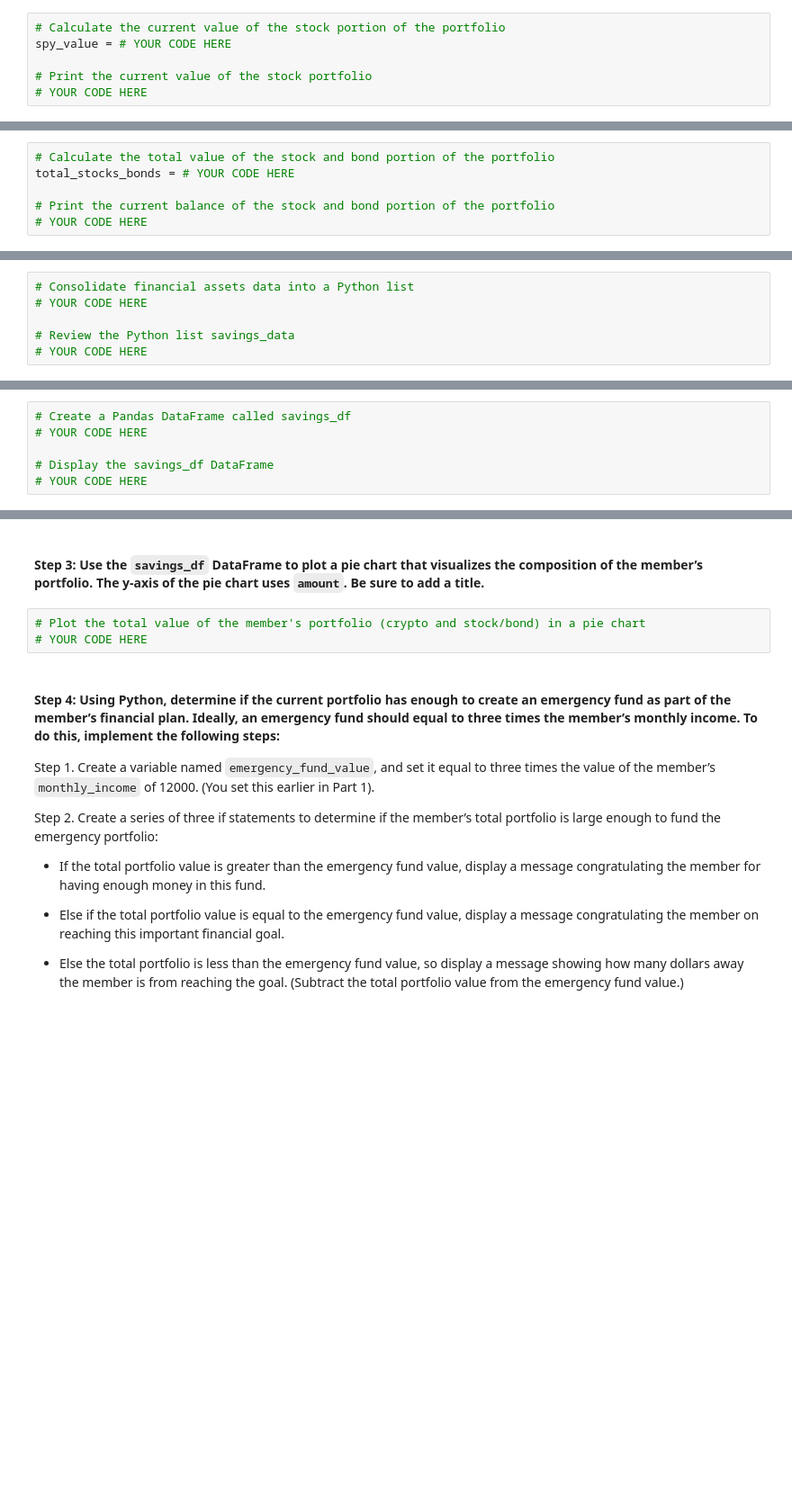
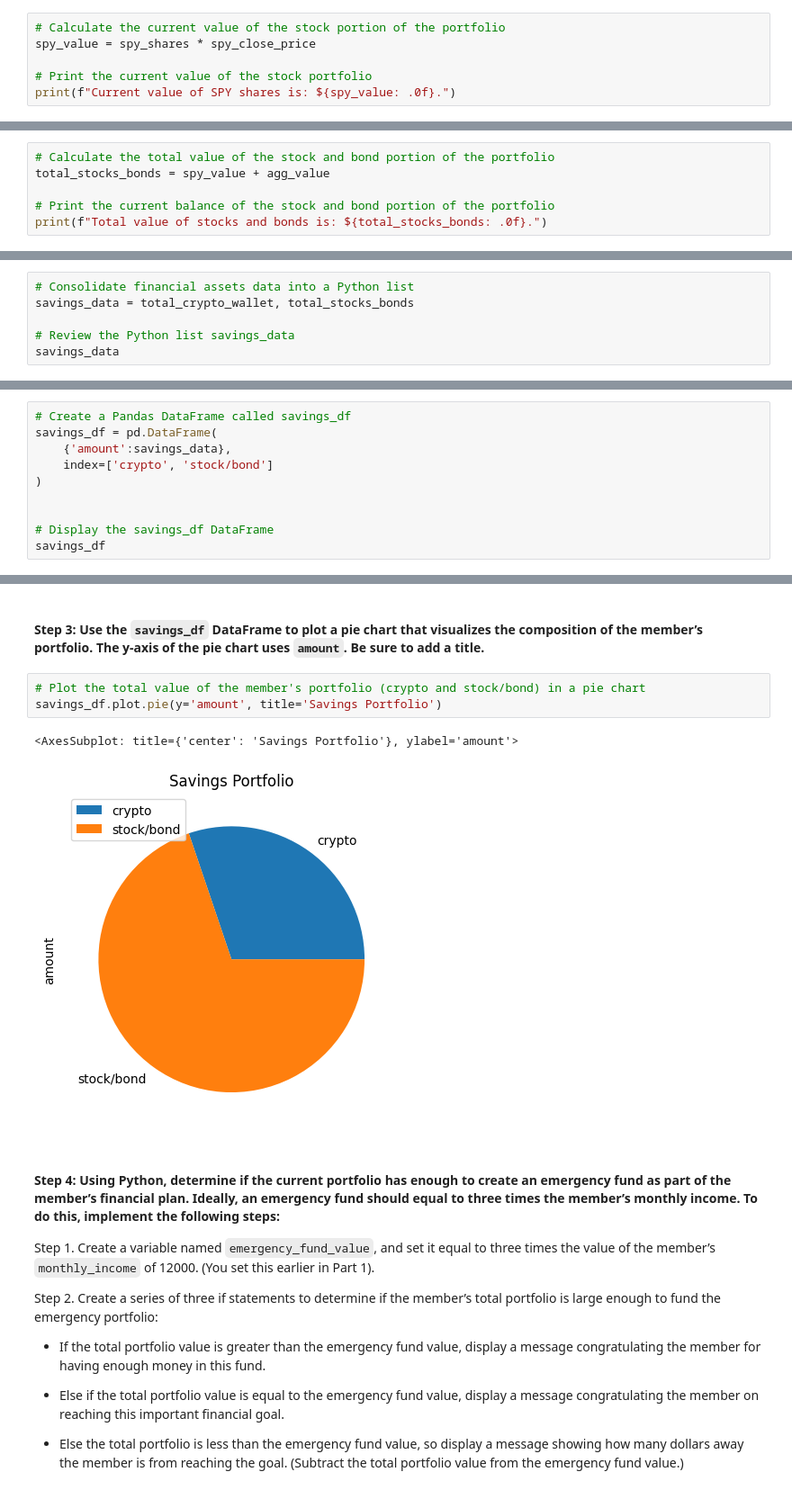
Before and after one commit to DanHerman212/challenge5, a Jupyter notebook: financial_planning_tools.ipynb, the cells around one changed output, grey strips where cells are left out. Shown at 90% size. Saved outputs shown, nothing was run; the diff lists cells and outputs as text; blank space fills up the shorter version.

```diff
--- a/financial_planning_tools.ipynb
+++ b/financial_planning_tools.ipynb
@@ -257,6 +278,6 @@ agg_value = # YOUR CODE HERE
 # %%
 # Calculate the current value of the stock portion of the portfolio
-spy_value = # YOUR CODE HERE
+spy_value = spy_shares * spy_close_price
 
 # Print the current value of the stock portfolio
-# YOUR CODE HERE
+print(f"Current value of SPY shares is: ${spy_value: .0f}.")
@@ -263,6 +286,6 @@ spy_value = # YOUR CODE HERE
 # %%
 # Calculate the total value of the stock and bond portion of the portfolio
-total_stocks_bonds = # YOUR CODE HERE
+total_stocks_bonds = spy_value + agg_value
 
 # Print the current balance of the stock and bond portion of the portfolio
-# YOUR CODE HERE
+print(f"Total value of stocks and bonds is: ${total_stocks_bonds: .0f}.")
@@ -305,7 +332,7 @@ In this section, you’ll use the valuations for the cryptocurrency wallet and f
 #### Step 1: Create a Python list named `savings_data` that has two elements. The first element contains the total value of the cryptocurrency wallet. The second element contains the total value of the stock and bond portions of the portfolio.
 # %%
 # Consolidate financial assets data into a Python list
-# YOUR CODE HERE
+savings_data = total_crypto_wallet, total_stocks_bonds
 
 # Review the Python list savings_data
-# YOUR CODE HERE
+savings_data
@@ -319,7 +348,11 @@ In this section, you’ll use the valuations for the cryptocurrency wallet and f
 - `index`: Set this parameter equal to a Python list with the values of `crypto` and `stock/bond`.
 # %%
 # Create a Pandas DataFrame called savings_df
-# YOUR CODE HERE
+savings_df = pd.DataFrame(
+    {'amount':savings_data},
+    index=['crypto', 'stock/bond']
+)
+
 
 # Display the savings_df DataFrame
-# YOUR CODE HERE
+savings_df
@@ -327,7 +364,10 @@ In this section, you’ll use the valuations for the cryptocurrency wallet and f
 #### Step 3: Use the `savings_df` DataFrame to plot a pie chart that visualizes the composition of the member’s portfolio. The y-axis of the pie chart uses `amount`. Be sure to add a title.
 # %%
 # Plot the total value of the member's portfolio (crypto and stock/bond) in a pie chart
-# YOUR CODE HERE
+savings_df.plot.pie(y='amount', title='Savings Portfolio')
+# %% [output]
+<AxesSubplot: title={'center': 'Savings Portfolio'}, ylabel='amount'>
+[figure, added]
 # %% [markdown]
 #### Step 4: Using Python, determine if the current portfolio has enough to create an emergency fund as part of the member’s financial plan. Ideally, an emergency fund should equal to three times the member’s monthly income. To do this, implement the following steps:
 
```
Also changed, not shown: parts of 21 cells of this notebook.
